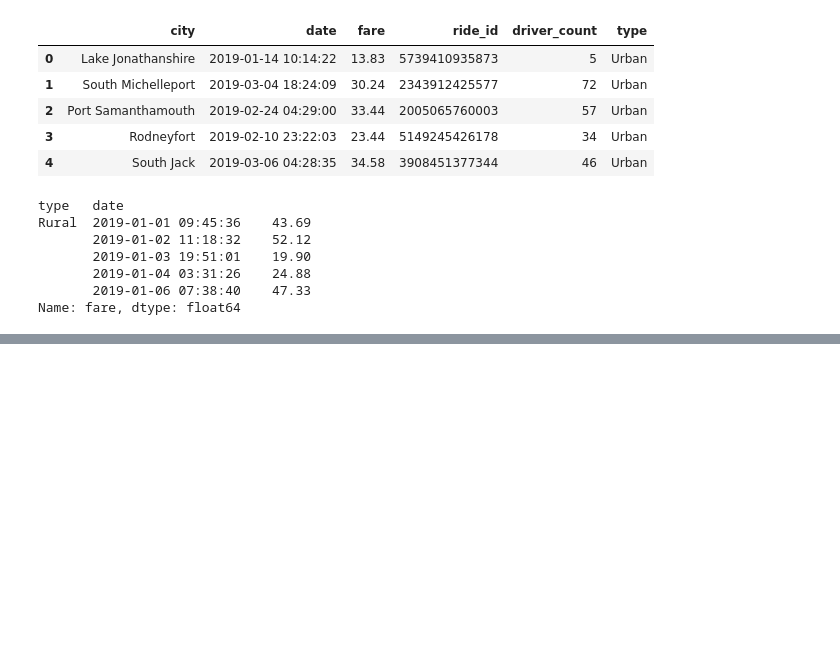
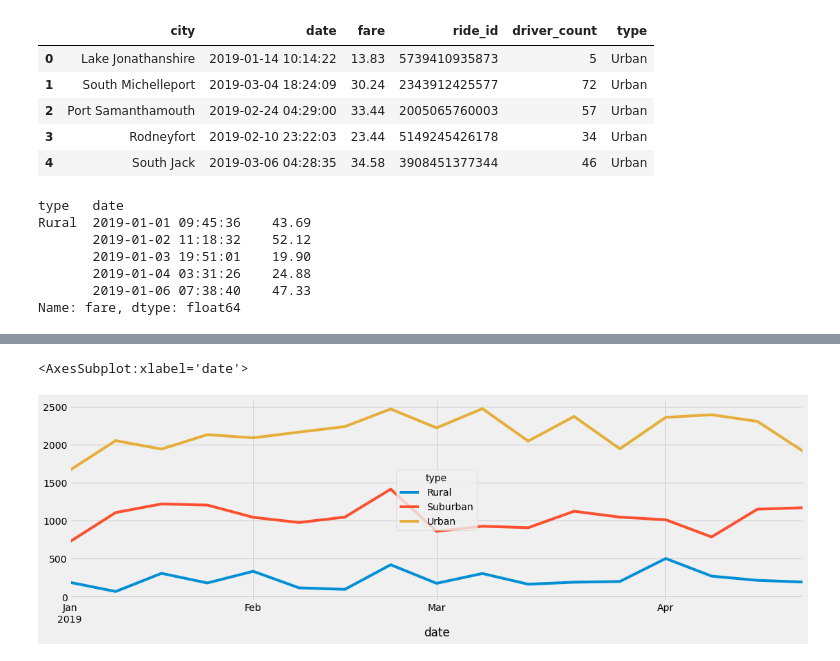
Before and after one commit to mishaelavila/PyBer_Analysis, a Jupyter notebook: PyBer_Challenge.ipynb, the cells around one changed output, grey strips where cells are left out. Cells and saved outputs as stored; diff of their text form; code cells hidden in the pictures; blank space fills up the shorter version.

```diff
--- a/PyBer_Challenge.ipynb
+++ b/PyBer_Challenge.ipynb
@@ -155,3 +167,6 @@ Name: fare, dtype: float64
 # %%
 # 4. Create a pivot table with the 'date' as the index, the columns ='type', and values='fare'
 # to get the total fares for each type of city by the date.
+
+fare_by_city_by_date = fare_by_city_by_date.pivot(index="date",columns="type", values="fare")
+fare_by_city_by_date.head()
@@ -158,2 +181,4 @@ Name: fare, dtype: float64
 # %%
 # 5. Create a new DataFrame from the pivot table DataFrame using loc on the given dates, '2019-01-01':'2019-04-29'.
+fare_by_date_df = fare_by_city_by_date.loc["2019-01-01" : "2019-04-28"]
+fare_by_date_df.head(10)
@@ -160,3 +198,6 @@ Name: fare, dtype: float64
 # %%
 # 6. Set the "date" index to datetime datatype. This is necessary to use the resample() method in Step 8.
 # df.index = pd.to_datetime(df.index)
+
+fare_by_date_df.index = pd.to_datetime(fare_by_date_df.index)
+fare_by_date_df.head(10)
@@ -165,2 +231,5 @@ Name: fare, dtype: float64
 # %%
 # 8. Create a new DataFrame using the "resample()" function by week 'W' and get the sum of the fares for each week.
+
+fares_per_week = fare_by_date_df.resample('W').sum()
+fares_per_week.head(10)
@@ -167,7 +249,12 @@ Name: fare, dtype: float64
 # %%
 # 8. Using the object-oriented interface method, plot the resample DataFrame using the df.plot() function.
 
 # Import the style from Matplotlib.
 from matplotlib import style
 # Use the graph style fivethirtyeight.
 style.use('fivethirtyeight')
+
+fares_per_week.plot(figsize=(17,5))
+# %% [output]
+<AxesSubplot:xlabel='date'>
+[figure, added]
```
Also changed, not shown: parts of 12 cells of this notebook, 1 other file.
